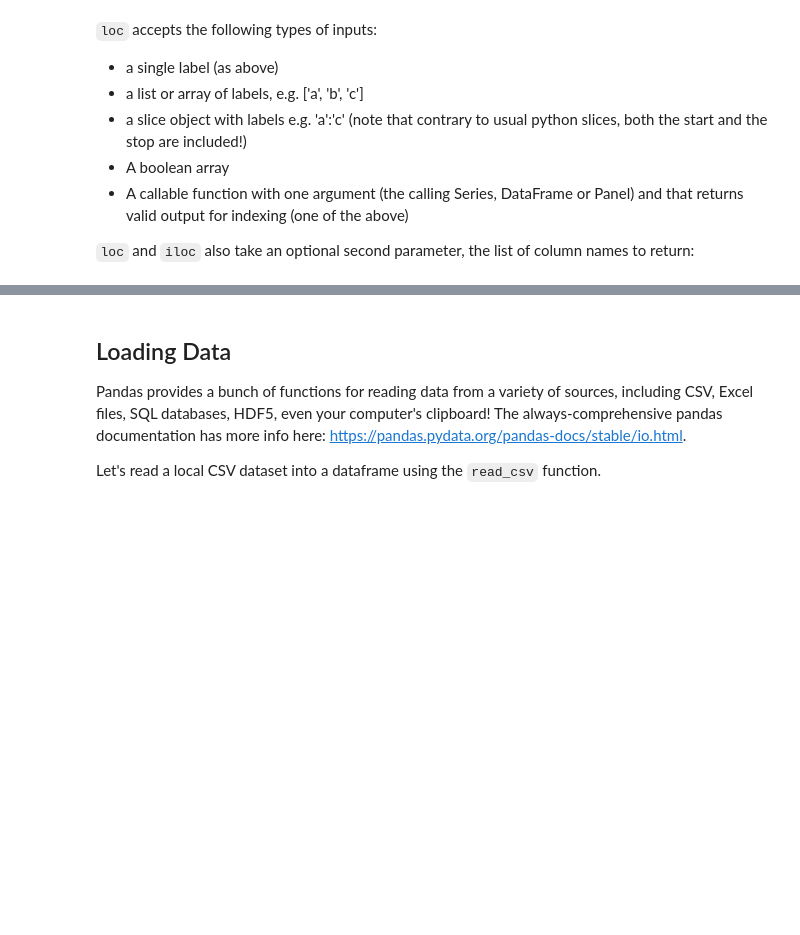
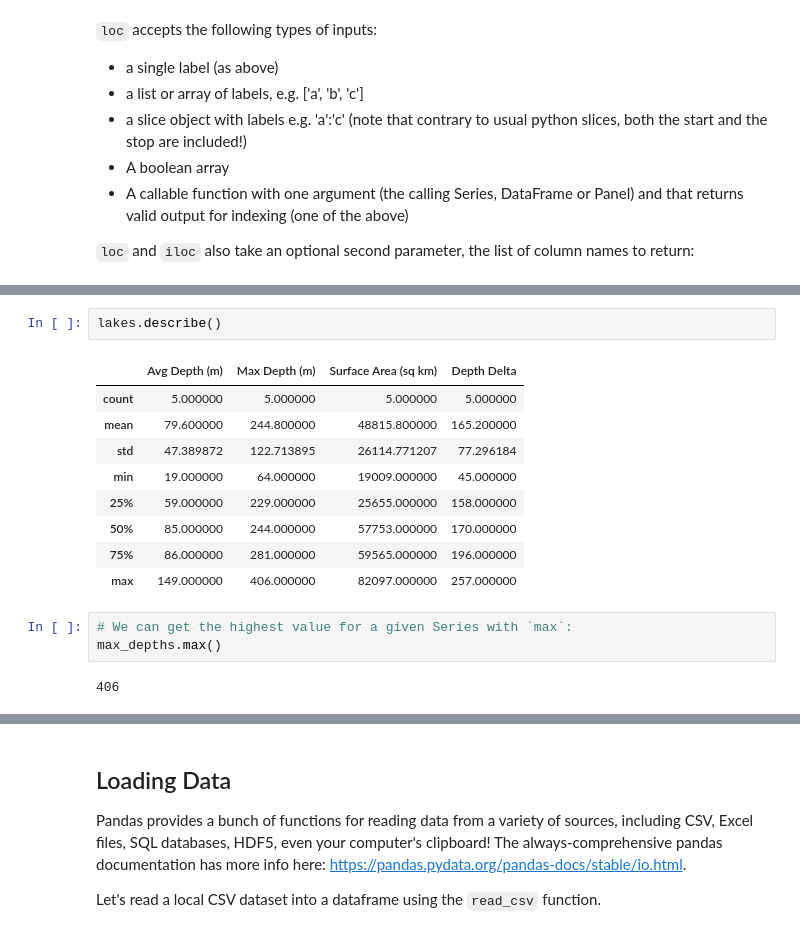
Before and after one commit to nuitrcs/pythonworkshops, a Jupyter notebook: dataanalysis/pandas/Part 1 - Basics.ipynb, the cells around one changed output, grey strips where cells are left out. Drawn from its saved outputs; the diff is of its cells as text; blank space fills up the shorter version.

```diff
--- a/dataanalysis/pandas/Part 1 - Basics.ipynb
+++ b/dataanalysis/pandas/Part 1 - Basics.ipynb
@@ -311,0 +378,17 @@ df.loc[['Irving', 'Love'], ['Games', 'Points', 'Year']]
+# %%
+lakes.describe()
+# %% [output]
+|  | Avg Depth (m) | Max Depth (m) | Surface Area (sq km) | Depth Delta |
+| count | 5.000000 | 5.000000 | 5.000000 | 5.000000 |
+| mean | 79.600000 | 244.800000 | 48815.800000 | 165.200000 |
+| std | 47.389872 | 122.713895 | 26114.771207 | 77.296184 |
+| min | 19.000000 | 64.000000 | 19009.000000 | 45.000000 |
+| 25% | 59.000000 | 229.000000 | 25655.000000 | 158.000000 |
+| 50% | 85.000000 | 244.000000 | 57753.000000 | 170.000000 |
+| 75% | 86.000000 | 281.000000 | 59565.000000 | 196.000000 |
+| max | 149.000000 | 406.000000 | 82097.000000 | 257.000000 |
+# %%
+# We can get the highest value for a given Series with `max`:
+max_depths.max()
+# %% [output]
+406
```
Also changed, not shown: parts of 46 cells of this notebook, 1 other file.
